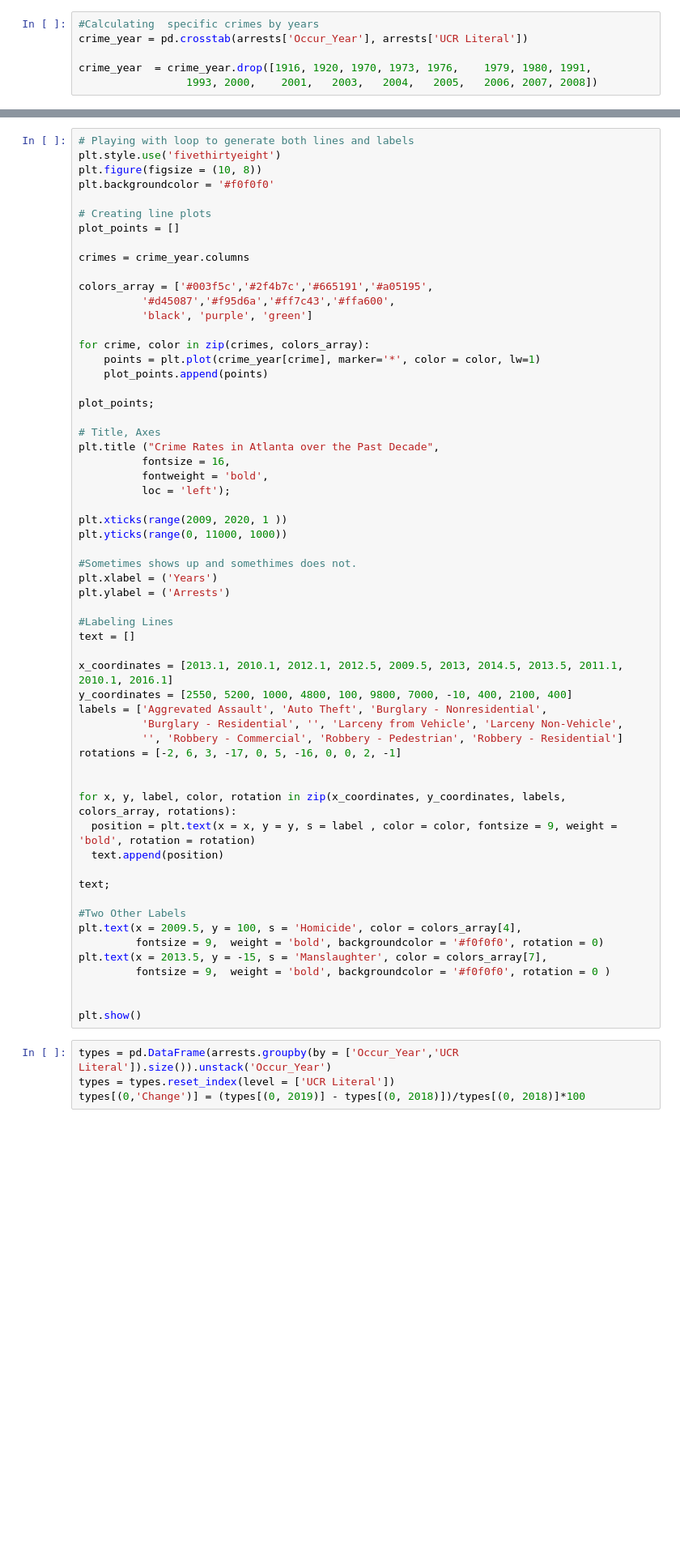
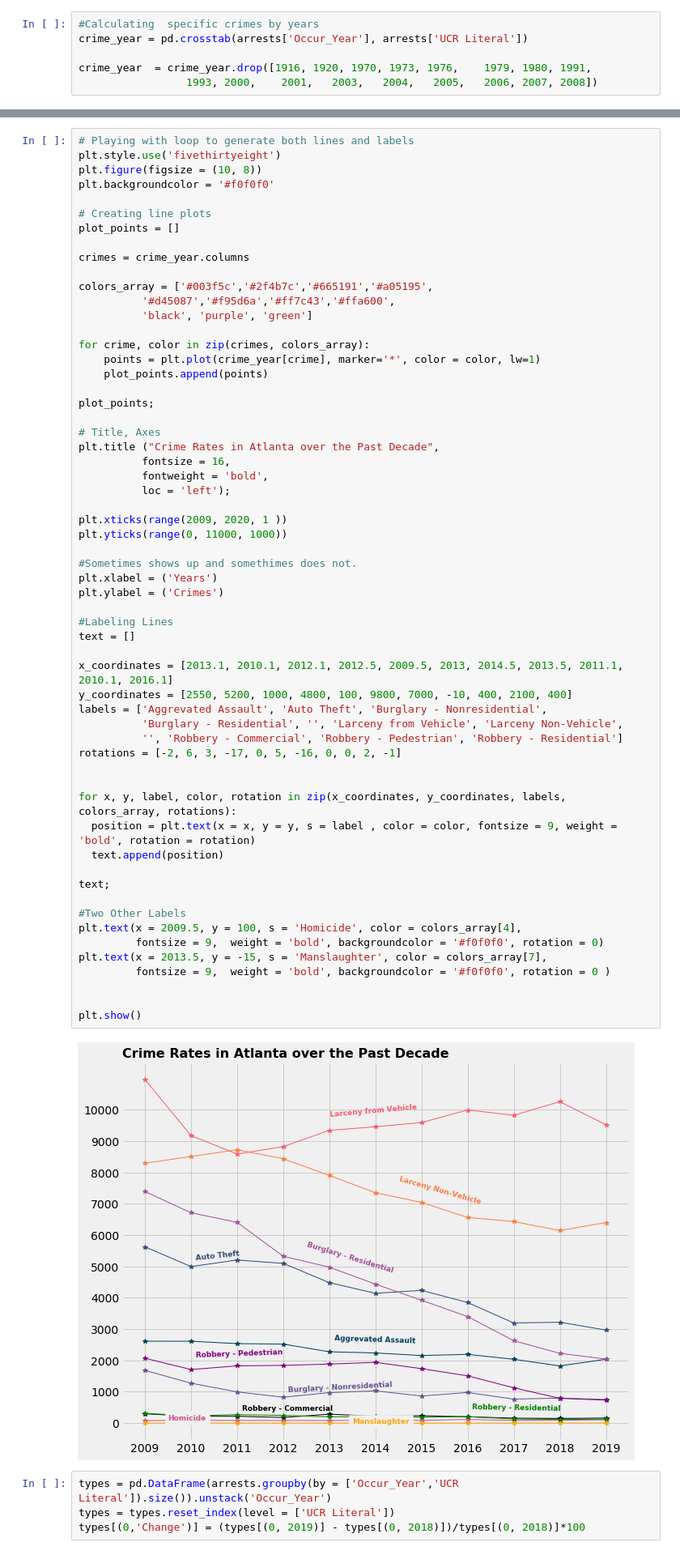
Before and after one commit to jiobu1/DS-Unit-1-Sprint-4-Data-Storytelling-Portfolio-Project, a Jupyter notebook: Jisha_Obukwelu_Unit_1_Data_Storytelling_Project.ipynb, the cells around one changed output, grey strips where cells are left out. Shown at 81% size. Cells and saved outputs as stored; diff of their text form; blank space fills up the shorter version.

```diff
--- a/Jisha_Obukwelu_Unit_1_Data_Storytelling_Project.ipynb
+++ b/Jisha_Obukwelu_Unit_1_Data_Storytelling_Project.ipynb
@@ -189,34 +301,36 @@ plt.xticks(range(2009, 2020, 1 ))
 plt.yticks(range(0, 11000, 1000))
 
 #Sometimes shows up and somethimes does not.
 plt.xlabel = ('Years')
-plt.ylabel = ('Arrests')
+plt.ylabel = ('Crimes')
 
 #Labeling Lines
 text = []
 
 x_coordinates = [2013.1, 2010.1, 2012.1, 2012.5, 2009.5, 2013, 2014.5, 2013.5, 2011.1, 2010.1, 2016.1]
 y_coordinates = [2550, 5200, 1000, 4800, 100, 9800, 7000, -10, 400, 2100, 400]
 labels = ['Aggrevated Assault', 'Auto Theft', 'Burglary - Nonresidential',
           'Burglary - Residential', '', 'Larceny from Vehicle', 'Larceny Non-Vehicle',
           '', 'Robbery - Commercial', 'Robbery - Pedestrian', 'Robbery - Residential']
 rotations = [-2, 6, 3, -17, 0, 5, -16, 0, 0, 2, -1]
 
 
 for x, y, label, color, rotation in zip(x_coordinates, y_coordinates, labels, colors_array, rotations):
   position = plt.text(x = x, y = y, s = label , color = color, fontsize = 9, weight = 'bold', rotation = rotation)
   text.append(position)
 
 text;
 
 #Two Other Labels
 plt.text(x = 2009.5, y = 100, s = 'Homicide', color = colors_array[4],
          fontsize = 9,  weight = 'bold', backgroundcolor = '#f0f0f0', rotation = 0)
 plt.text(x = 2013.5, y = -15, s = 'Manslaughter', color = colors_array[7],
          fontsize = 9,  weight = 'bold', backgroundcolor = '#f0f0f0', rotation = 0 )
 
 
 plt.show()
+# %% [output]
+[figure, added]
 # %%
 types = pd.DataFrame(arrests.groupby(by = ['Occur_Year','UCR Literal']).size()).unstack('Occur_Year')
 types = types.reset_index(level = ['UCR Literal'])
```
Also changed, not shown: parts of 52 cells of this notebook.
